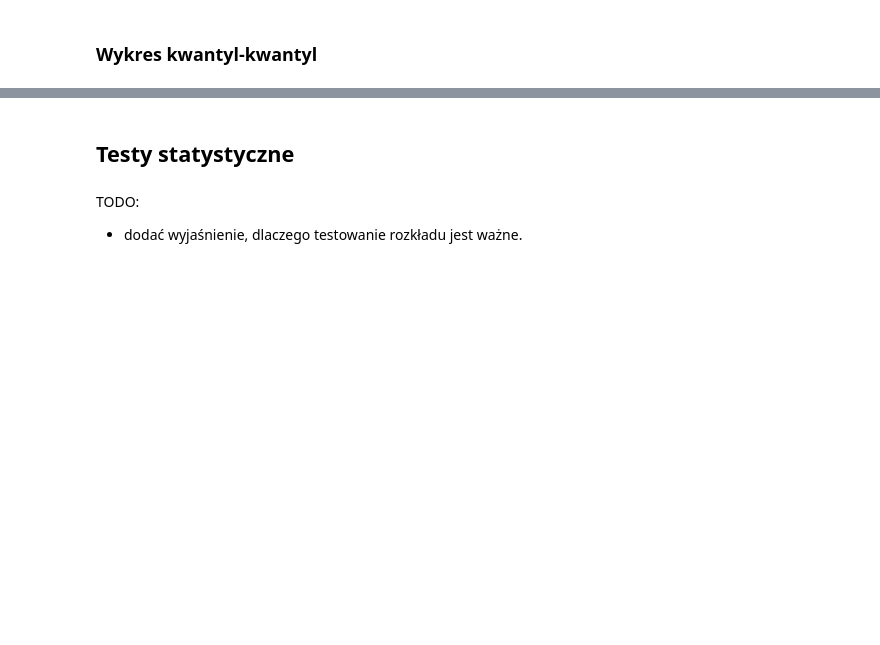
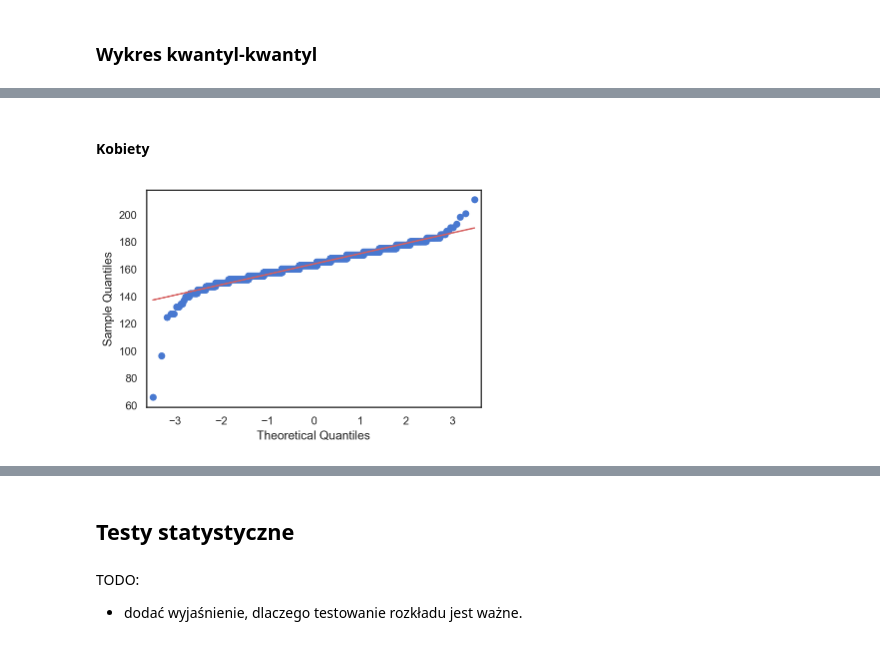
Before and after one commit to mariuszrokita/statistics, a Jupyter notebook: notebooks/normality-tests.ipynb, the cells around one changed output, grey strips where cells are left out. Saved outputs shown, nothing was run; the diff lists cells and outputs as text; code cells hidden in the pictures; blank space fills up the shorter version.

```diff
--- a/notebooks/normality-tests.ipynb
+++ b/notebooks/normality-tests.ipynb
@@ -36,0 +114,6 @@ df.head(3)
+# %% [markdown]
+#### Kobiety
+# %%
+sm.qqplot(female_df["Height (cm)"], line='s');
+# %% [output]
+[figure, added]
```
Also changed, not shown: parts of 23 cells of this notebook.
